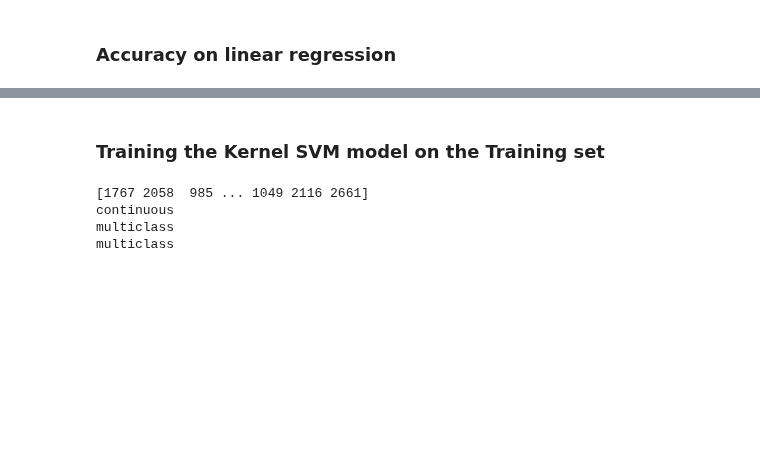
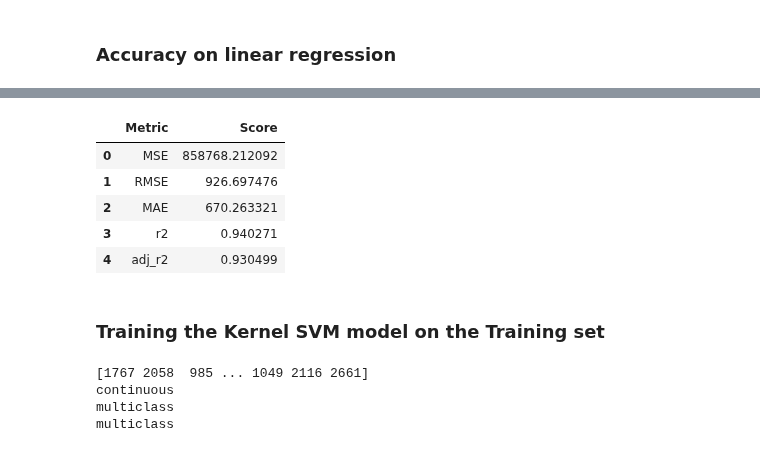
Before and after one commit to riya2509/Bitcoin-Price-Prediction, a Jupyter notebook: Algorithms/Data1_Autoencoder_YeoJohnsonAlgo.ipynb, the cells around one changed output, grey strips where cells are left out. Drawn from its saved outputs; the diff is of its cells as text; code cells hidden in the pictures; blank space fills up the shorter version.

```diff
--- a/Algorithms/Data1_Autoencoder_YeoJohnsonAlgo.ipynb
+++ b/Algorithms/Data1_Autoencoder_YeoJohnsonAlgo.ipynb
@@ -126,0 +198,13 @@ regressor.score(X_test,y_test)
+# %%
+from sklearn.linear_model import Lasso
+
+lasso = Lasso(alpha = 0.001, normalize=True)
+lasso.fit(X_train, y_train)
+
+pred = lasso.predict(X_test)
+
+train_score = lasso.score(X_train, y_train)
+print(f'Train score of trained model: {train_score*100}')
+
+test_score = lasso.score(X_test, y_test)
+print(f'Test score of trained model: {test_score*100}')
@@ -127,3 +227,25 @@ regressor.score(X_test,y_test)
+# %%
+k = X_test.shape[1]
+n = len(X_test)
+
+MSE = mean_squared_error(y_test, pred)
+RMSE = np.sqrt(mean_squared_error(y_test, pred))
+MAE = mean_absolute_error(y_test, pred)
+r2 = r2_score(y_test, pred)
+adj_r2 = 1-(1-r2) * (n-1)/(n-k-1)
+
+results = [MSE, RMSE, MAE, r2, adj_r2]
+metrics = ['MSE', 'RMSE', 'MAE', 'r2', 'adj_r2']
+
+table_results = pd.DataFrame({'Metric': metrics, 'Score': results})
+table_results
+# %% [output]
+|  | Metric | Score |
+| 0 | MSE | 858768.212092 |
+| 1 | RMSE | 926.697476 |
+| 2 | MAE | 670.263321 |
+| 3 | r2 | 0.940271 |
+| 4 | adj_r2 | 0.930499 |
 # %% [markdown]
 ### Training the Kernel SVM model on the Training set
 # %%
```
Also changed, not shown: parts of 21 cells of this notebook.
